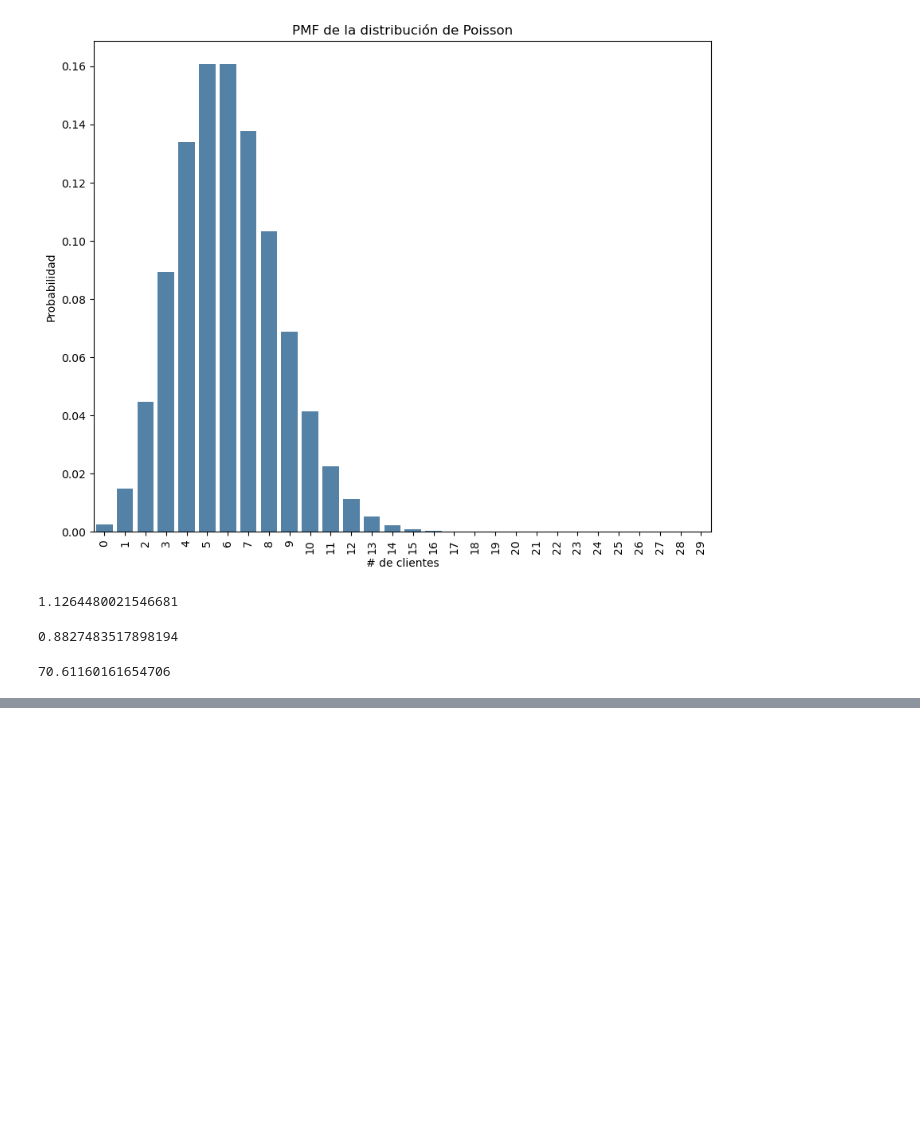
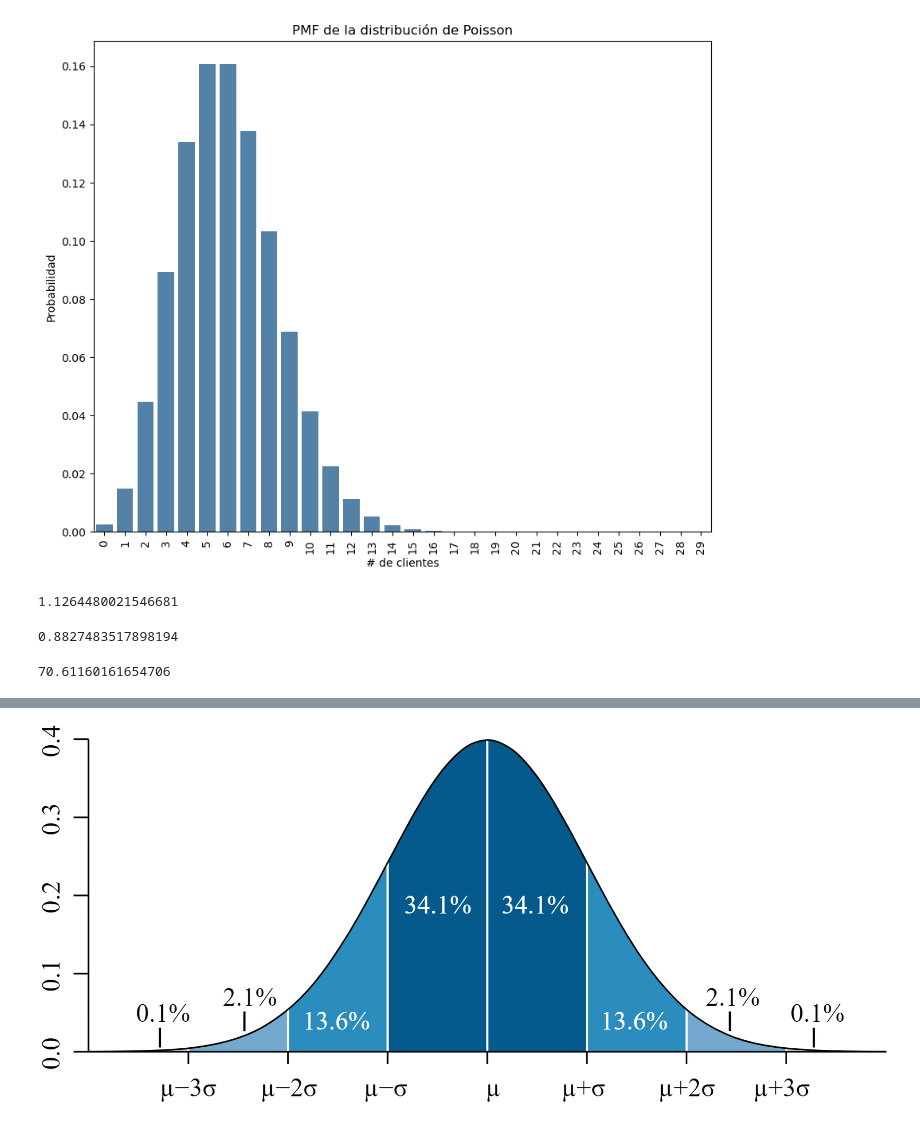
Before and after one commit to Pedri0/Ciencia-datos-fisicos, a Jupyter notebook: Notebooks/2b_fundamentos_estadistica_descriptiva.ipynb, the cells around one changed output, grey strips where cells are left out. Drawn from its saved outputs; the diff is of its cells as text; code cells hidden in the pictures; blank space fills up the shorter version.

```diff
--- a/Notebooks/2b_fundamentos_estadistica_descriptiva.ipynb
+++ b/Notebooks/2b_fundamentos_estadistica_descriptiva.ipynb
@@ -266,0 +312,4 @@ poisson.cdf(12)*100 - poisson.cdf(4)*100
+# %%
+display(Image("../Imágenes/normal.png"))
+# %% [output]
+[figure, added]
```
Also changed, not shown: parts of 8 cells of this notebook, 2 other files.
